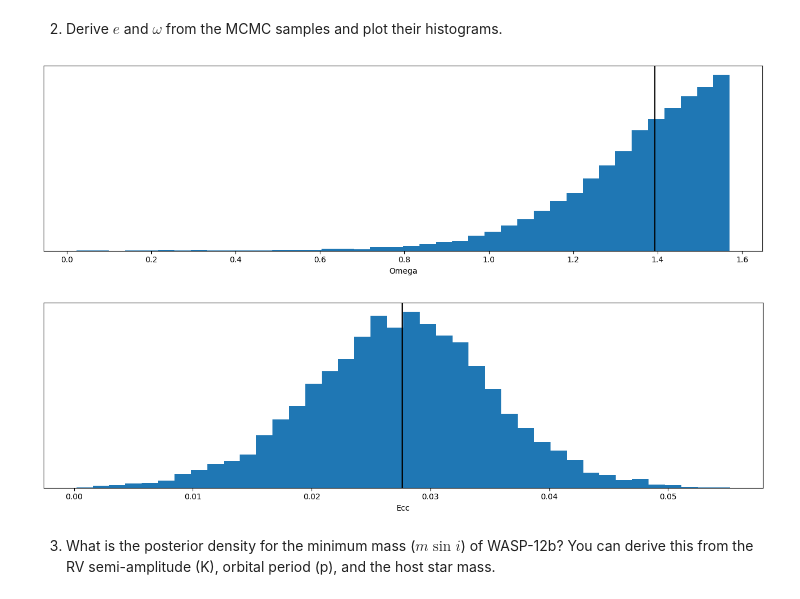
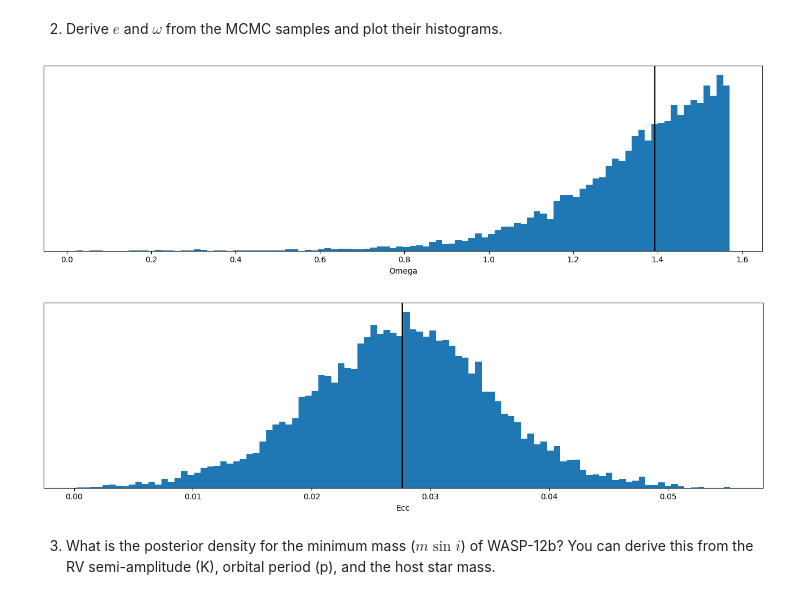
Before and after one commit to aceronf/ull_exoexo_2425, a Jupyter notebook: 01_rv_analysis.ipynb, the cells around one changed output. Drawn from its saved outputs; the diff is of its cells as text; code cells hidden in the pictures.

```diff
--- a/01_rv_analysis.ipynb
+++ b/01_rv_analysis.ipynb
@@ -299,24 +299,24 @@ $$
 # %%
 import numpy as np
 
 # Calculation of omega:
 omega = np.arctan(abs(df["sesw_1"]/df["secw_1"]))
 fig, ax = subplots()
-ax.hist(omega, bins=40)
+ax.hist(omega, bins=100)
 ax.axvline(median(omega), c='k')
 setp(ax, xlabel='Omega', yticks=[])
 fig.tight_layout()
 
 # Calculation of e:
 ecc = df["sesw_1"]**2 + df["secw_1"]**2
 fig, ax = subplots()
-ax.hist(ecc, bins=40)
+ax.hist(ecc, bins=100)
 ax.axvline(median(ecc), c='k')
 setp(ax, xlabel='Ecc', yticks=[])
 fig.tight_layout()
 # %% [output]
-[figure, old version]
+[figure, new version]
-[figure, old version]
+[figure, new version]
 # %% [markdown]
 3. What is the posterior density for the minimum mass ($m\sin i$) of WASP-12b? You can derive this from the RV semi-amplitude (K), orbital period (p), and the host star mass.
 # %% [markdown]
```
